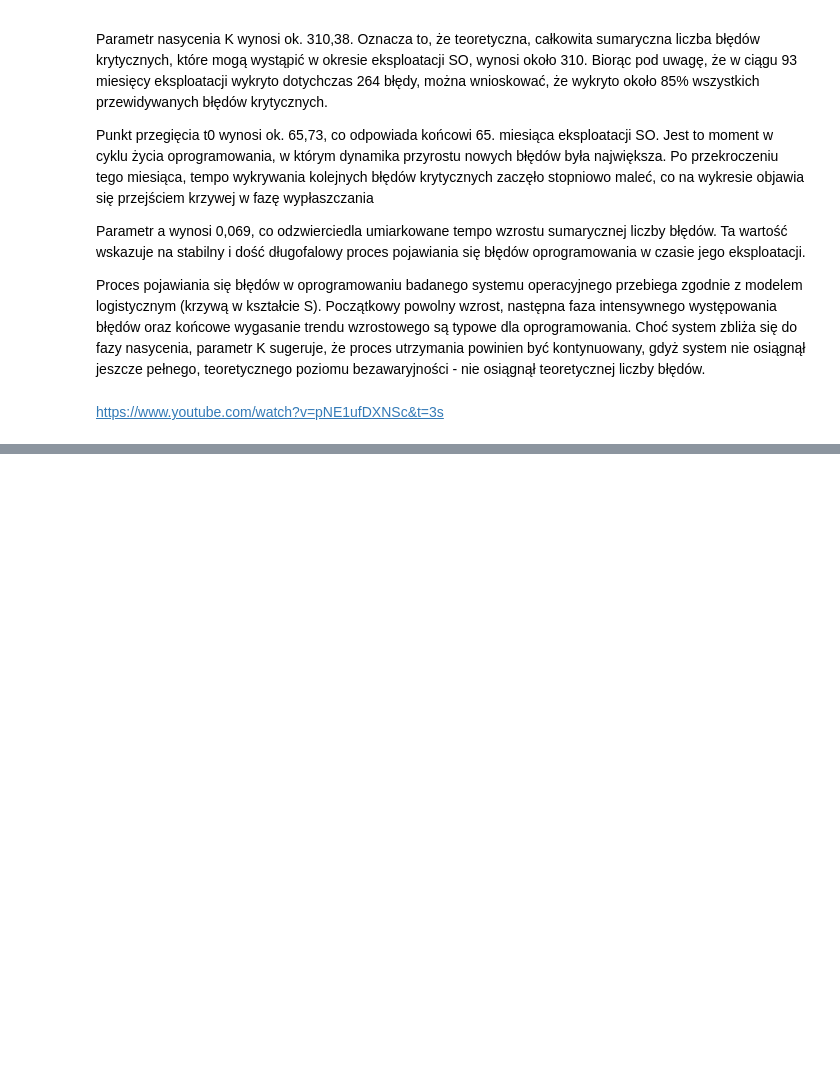
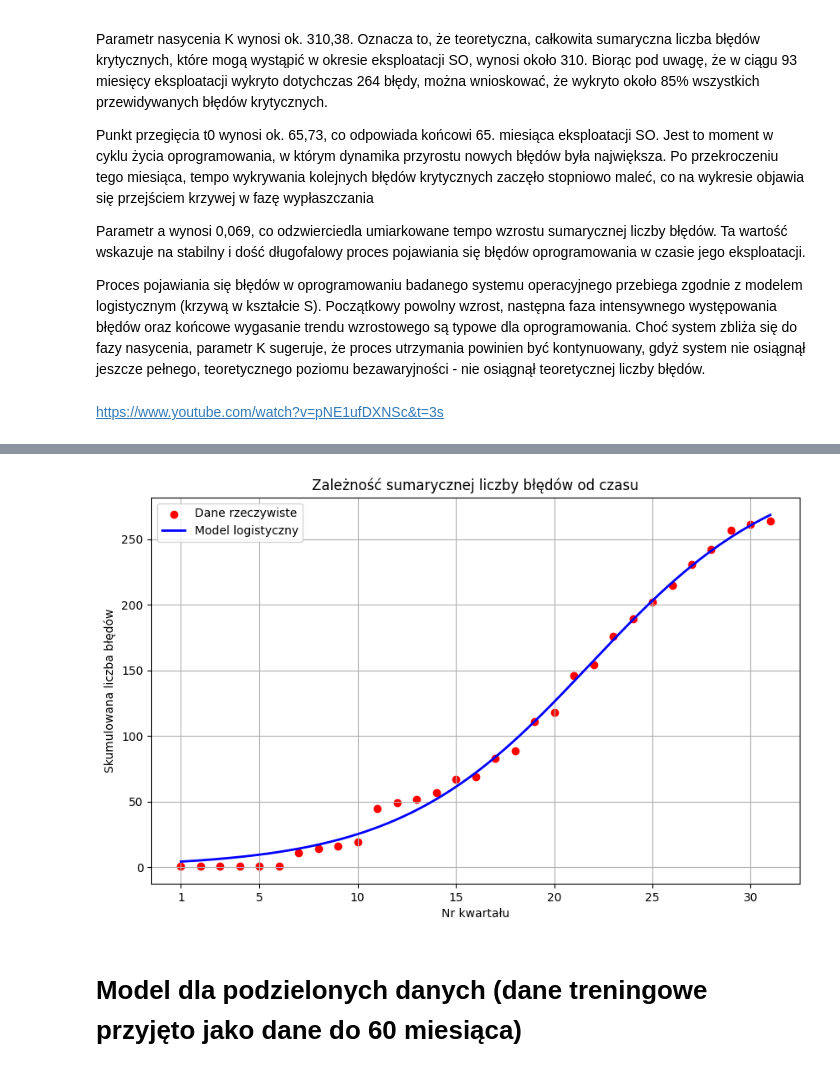
Before and after one commit to michal-slezak-dev/data-mining, a Jupyter notebook: LAB-2/zad-2-błędy-krytyczne/Lab-2-Zad-2-Michał-Ślęzak-Szymon-Oleśkiewicz.ipynb, the cells around one changed output, grey strips where cells are left out. Saved outputs shown, nothing was run; the diff lists cells and outputs as text; code cells hidden in the pictures; blank space fills up the shorter version.

```diff
--- a/LAB-2/zad-2-błędy-krytyczne/Lab-2-Zad-2-Michał-Ślęzak-Szymon-Oleśkiewicz.ipynb
+++ b/LAB-2/zad-2-błędy-krytyczne/Lab-2-Zad-2-Michał-Ślęzak-Szymon-Oleśkiewicz.ipynb
@@ -105,0 +172,19 @@ https://www.youtube.com/watch?v=pNE1ufDXNSc&t=3s
+# %%
+t_smooth_Q = np.linspace(min(t_Q), max(t_Q), 300)
+plt.figure(figsize=(10, 6))
+plt.scatter(t_Q, Sb_t_Q, color='red', label='Dane rzeczywiste')
+plt.plot(t_smooth_Q, logistic_function(t_smooth_Q, *popt), color='blue', linewidth=2, label='Model logistyczny')
+xticks = np.arange(0, 35, 5)
+xticks = np.append(xticks, 1)
+xticks = xticks[xticks != 0]
+plt.xticks(xticks)
+plt.title('Zależność sumarycznej liczby błędów od czasu')
+plt.xlabel('Nr kwartału')
+plt.ylabel('Skumulowana liczba błędów')
+plt.legend()
+plt.grid(True)
+plt.show()
+# %% [output]
+[figure, added]
+# %% [markdown]
+# Model dla podzielonych danych (dane treningowe przyjęto jako dane do 60 miesiąca)
```
Also changed, not shown: parts of 22 cells of this notebook, 9 other files.
